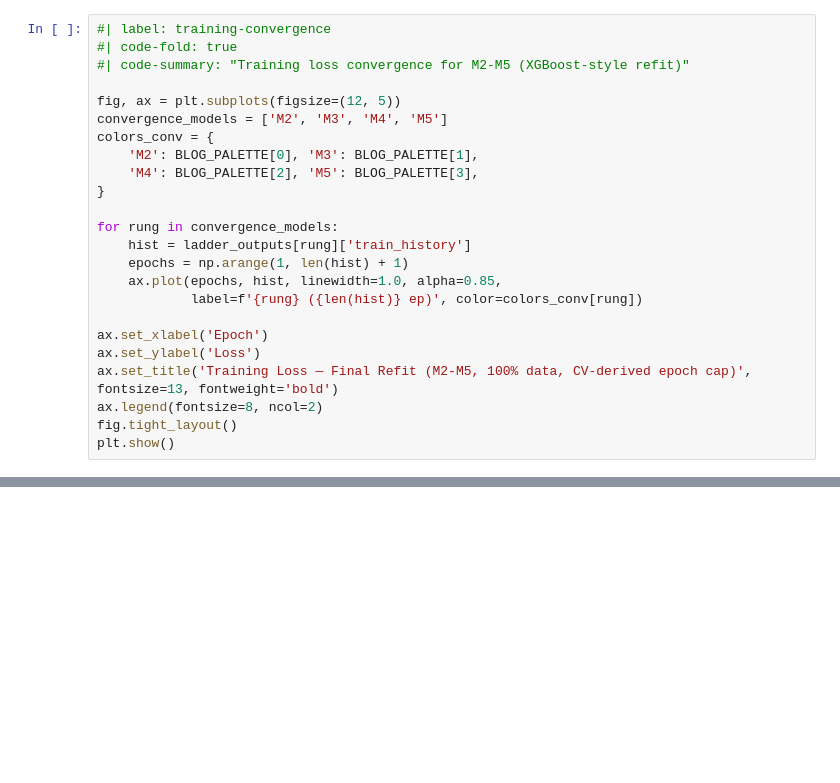
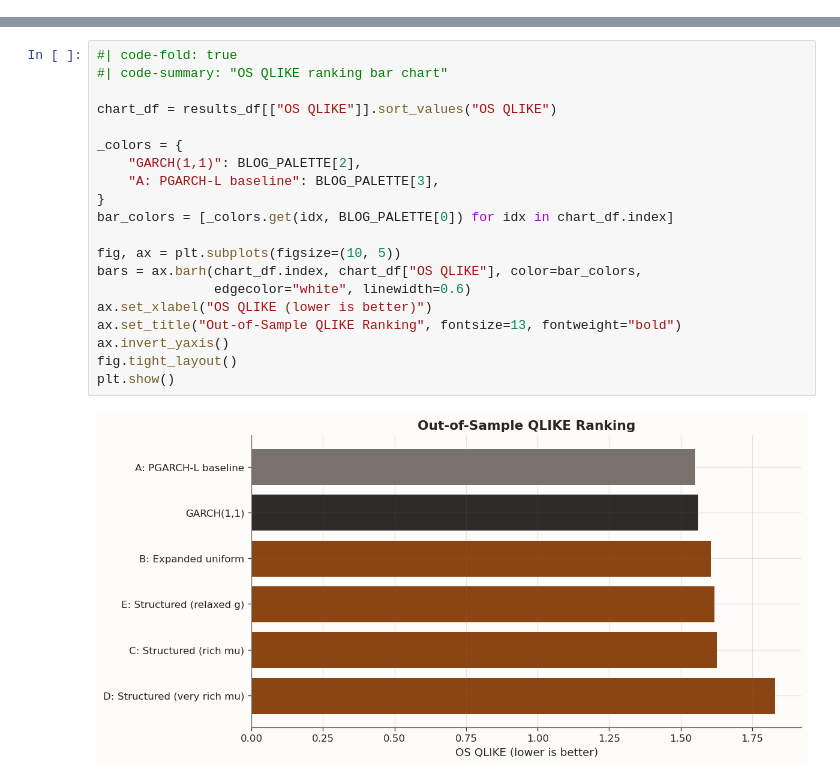
Before and after one commit to steveya/steveya.github.io, a Jupyter notebook: posts/volatility-forecasts-6/draft.ipynb, the cells around one changed output, grey strips where cells are left out. Drawn from its saved outputs; the diff is of its cells as text; blank space fills up the shorter version.

```diff
--- a/posts/volatility-forecasts-6/draft.ipynb
+++ b/posts/volatility-forecasts-6/draft.ipynb
@@ -840,24 +0,0 @@ plt.show()
-# %%
-#| label: training-convergence
-#| code-fold: true
-#| code-summary: "Training loss convergence for M2-M5 (XGBoost-style refit)"
-
-fig, ax = plt.subplots(figsize=(12, 5))
-convergence_models = ['M2', 'M3', 'M4', 'M5']
-colors_conv = {
-    'M2': BLOG_PALETTE[0], 'M3': BLOG_PALETTE[1],
-    'M4': BLOG_PALETTE[2], 'M5': BLOG_PALETTE[3],
-}
-
-for rung in convergence_models:
-    hist = ladder_outputs[rung]['train_history']
-    epochs = np.arange(1, len(hist) + 1)
-    ax.plot(epochs, hist, linewidth=1.0, alpha=0.85,
-            label=f'{rung} ({len(hist)} ep)', color=colors_conv[rung])
-
-ax.set_xlabel('Epoch')
-ax.set_ylabel('Loss')
-ax.set_title('Training Loss — Final Refit (M2-M5, 100% data, CV-derived epoch cap)', fontsize=13, fontweight='bold')
-ax.legend(fontsize=8, ncol=2)
-fig.tight_layout()
-plt.show()
@@ -1017,0 +856,22 @@ That leaves a natural next step. Part 7 will ask what changes when the latent st
+# %%
+#| code-fold: true
+#| code-summary: "OS QLIKE ranking bar chart"
+
+chart_df = results_df[["OS QLIKE"]].sort_values("OS QLIKE")
+
+_colors = {
+    "GARCH(1,1)": BLOG_PALETTE[2],
+    "A: PGARCH-L baseline": BLOG_PALETTE[3],
+}
+bar_colors = [_colors.get(idx, BLOG_PALETTE[0]) for idx in chart_df.index]
+
+fig, ax = plt.subplots(figsize=(10, 5))
+bars = ax.barh(chart_df.index, chart_df["OS QLIKE"], color=bar_colors,
+               edgecolor="white", linewidth=0.6)
+ax.set_xlabel("OS QLIKE (lower is better)")
+ax.set_title("Out-of-Sample QLIKE Ranking", fontsize=13, fontweight="bold")
+ax.invert_yaxis()
+fig.tight_layout()
+plt.show()
+# %% [output]
+[figure, added]
```
Also changed, not shown: parts of 57 cells of this notebook, 41 other files.
